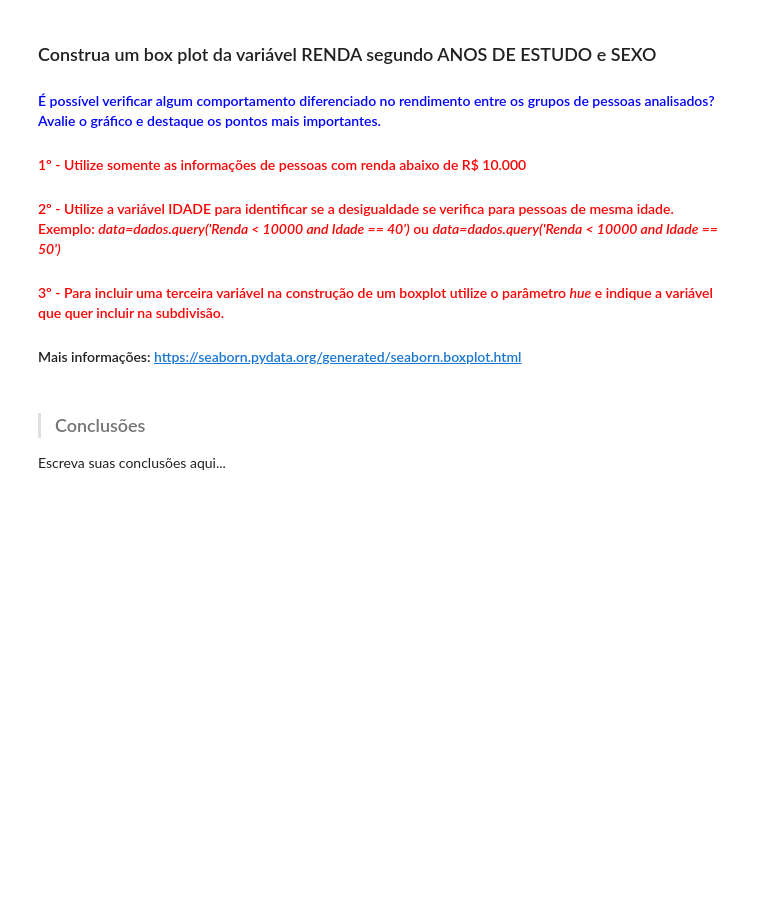
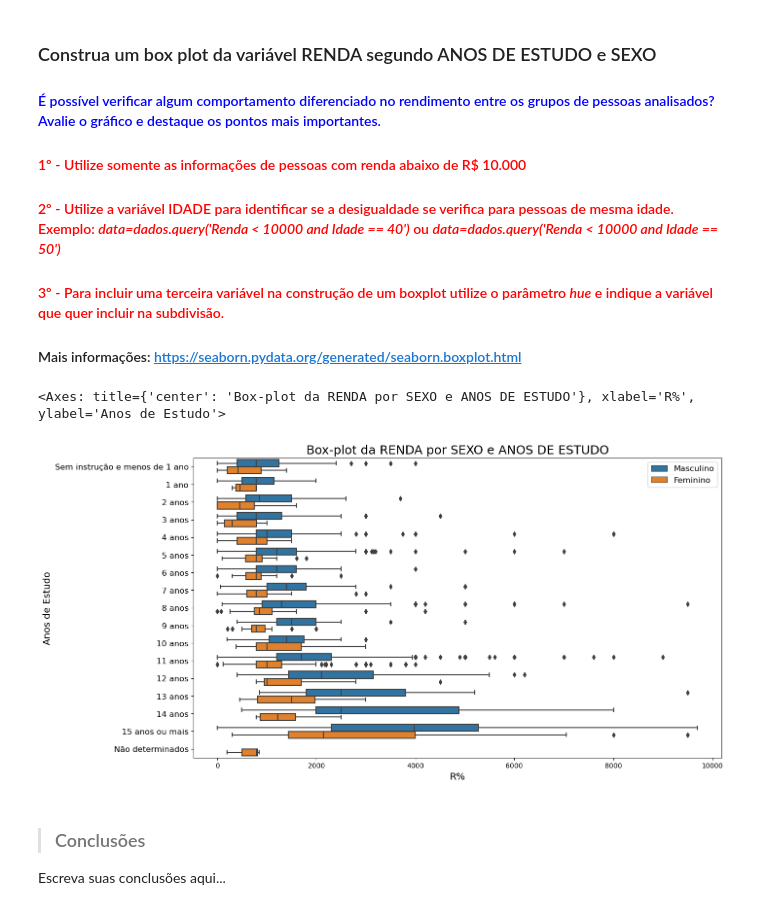
Before and after one commit to naimeaiub/Analise-Estatistica-IBGE, a Jupyter notebook: Curso de Estatística/Análise_Descritiva.ipynb, the cells around one changed output. Drawn from its saved outputs; the diff is of its cells as text; code cells hidden in the pictures; blank space fills up the shorter version.

```diff
--- a/Curso de Estatística/Análise_Descritiva.ipynb
+++ b/Curso de Estatística/Análise_Descritiva.ipynb
@@ -500,6 +595,24 @@ from scipy import stats
 #### <font color='red'>2º - Utilize a variável IDADE para identificar se a desigualdade se verifica para pessoas de mesma idade. Exemplo: <i>data=dados.query('Renda < 10000 and Idade == 40')</i> ou <i>data=dados.query('Renda < 10000 and Idade == 50')</i></font>
 #### <font color='red'>3º - Para incluir uma terceira variável na construção de um boxplot utilize o parâmetro <i>hue</i> e indique a variável que quer incluir na subdivisão.</font>
 #### Mais informações: https://seaborn.pydata.org/generated/seaborn.boxplot.html
+# %%
+ax = sns.boxplot(x = 'Renda', y = 'Anos de Estudo', hue = 'Sexo', data=dados.query('Renda < 10000 and Idade == 40'), orient='h')
+
+ax.figure.set_size_inches(14, 8)    # Personalizando o tamanho da figura
+ax.set_title('Box-plot da RENDA por SEXO e ANOS DE ESTUDO', fontsize=18)    # Configurando o título do gráfico
+ax.set_xlabel('R%', fontsize=14)
+ax.set_ylabel('Anos de Estudo', fontsize=14)    # Configurando o label do eixo Y
+
+ax.set_yticklabels([key for key in anos_de_estudo.values()], fontsize=12)    # Configurando o label de cada categoria do eixo Y
+
+# Configurações da legenda do gráfico (Sexo)
+handles, _ = ax.get_legend_handles_labels()
+ax.legend(handles, ['Masculino', 'Feminino'], fontsize=12)
+
+ax
+# %% [output]
+<Axes: title={'center': 'Box-plot da RENDA por SEXO e ANOS DE ESTUDO'}, xlabel='R%', ylabel='Anos de Estudo'>
+[figure, added]
 # %% [markdown]
 > ### Conclusões
 
```
Also changed, not shown: parts of 9 cells of this notebook.
